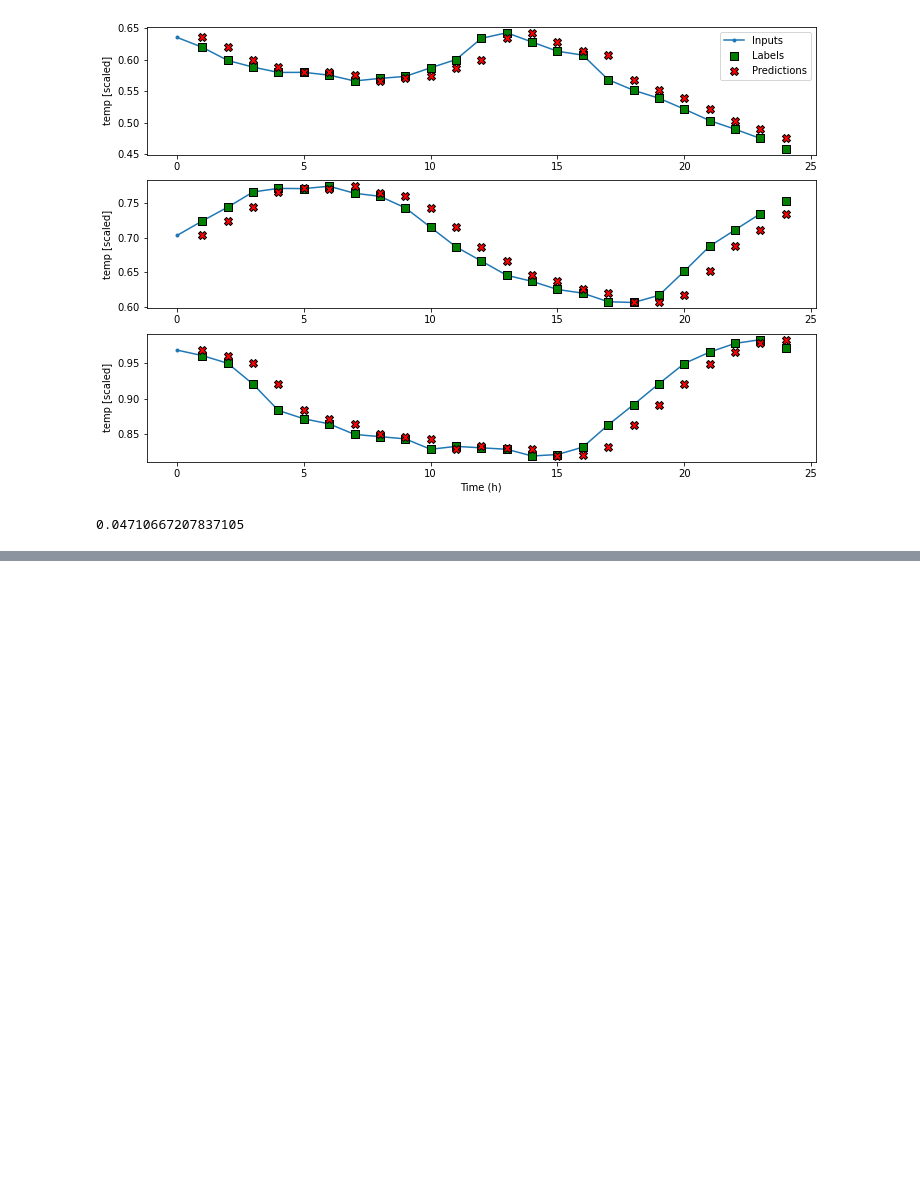
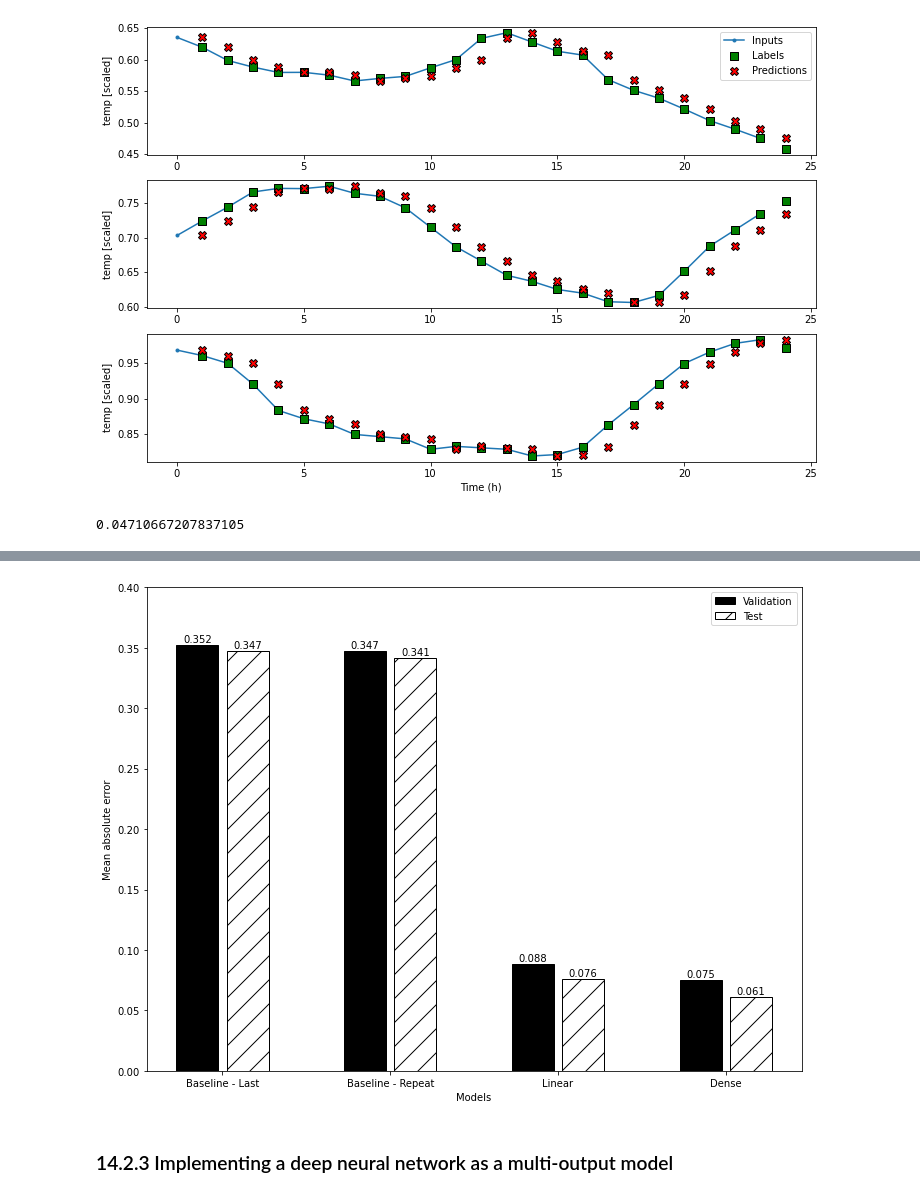
Before and after one commit to marcopeix/TimeSeriesForecastingInPython, a Jupyter notebook: CH13&CH14/CH13 & CH14.ipynb, the cells around one changed output, grey strips where cells are left out. Drawn from its saved outputs; the diff is of its cells as text; code cells hidden in the pictures; blank space fills up the shorter version.

```diff
--- a/CH13/CH13.ipynb
+++ b/CH13&CH14/CH13 & CH14.ipynb
@@ -323,0 +386,9 @@ print(mo_performance['Baseline - Last'][1])
+# %%
+ms_linear = Sequential([
+    Dense(1, kernel_initializer=tf.initializers.zeros)
+])
+
+history = compile_and_fit(ms_linear, multi_window)
+
+ms_val_performance['Linear'] = ms_linear.evaluate(multi_window.val)
+ms_performance['Linear'] = ms_linear.evaluate(multi_window.test, verbose=0)
@@ -323,0 +508,11 @@ print(mo_performance['Baseline - Last'][1])
+# %%
+ms_dense = Sequential([
+    Dense(64, activation='relu'),
+    Dense(64, activation='relu'),
+    Dense(1, kernel_initializer=tf.initializers.zeros),
+])
+
+history = compile_and_fit(ms_dense, multi_window)
+
+ms_val_performance['Dense'] = ms_dense.evaluate(multi_window.val)
+ms_performance['Dense'] = ms_dense.evaluate(multi_window.test, verbose=0)
@@ -323,0 +537,28 @@ print(mo_performance['Baseline - Last'][1])
+# %%
+ms_mae_val = [v[1] for v in ms_val_performance.values()]
+ms_mae_test = [v[1] for v in ms_performance.values()]
+
+x = np.arange(len(ms_performance))
+
+fig, ax = plt.subplots()
+ax.bar(x - 0.15, ms_mae_val, width=0.25, color='black', edgecolor='black', label='Validation')
+ax.bar(x + 0.15, ms_mae_test, width=0.25, color='white', edgecolor='black', hatch='/', label='Test')
+ax.set_ylabel('Mean absolute error')
+ax.set_xlabel('Models')
+
+for index, value in enumerate(ms_mae_val):
+    plt.text(x=index - 0.15, y=value+0.0025, s=str(round(value, 3)), ha='center')
+
+for index, value in enumerate(ms_mae_test):
+    plt.text(x=index + 0.15, y=value+0.0025, s=str(round(value, 3)), ha='center')
+
+plt.ylim(0, 0.4)
+plt.xticks(ticks=x, labels=ms_performance.keys())
+plt.legend(loc='best')
+plt.tight_layout()
+
+plt.savefig('figures/CH14_F08_peixeiro.png', dpi=300)
+# %% [output]
+[figure, added]
+# %% [markdown]
+### 14.2.3 Implementing a deep neural network as a multi-output model
```
Also changed, not shown: parts of 24 cells of this notebook.
